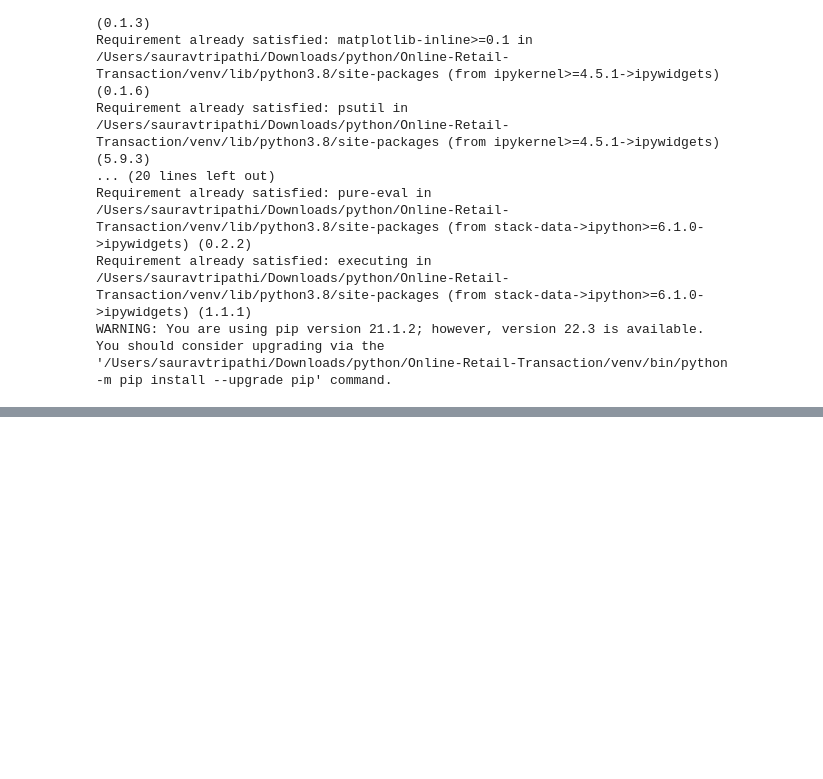
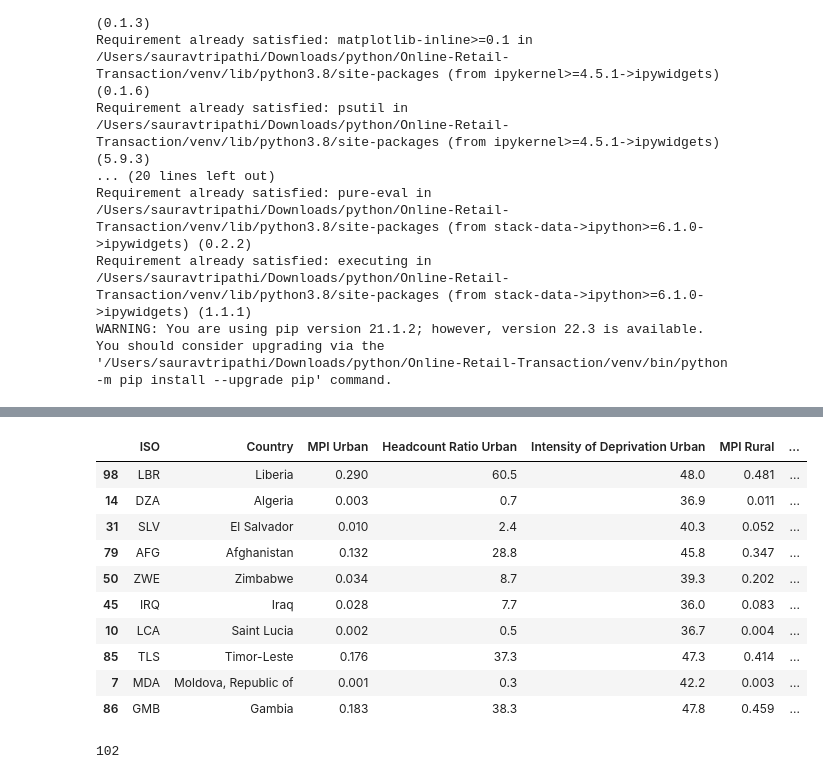
Before and after one commit to isauravmanitripathi/Analysing-Poverty, a Jupyter notebook: poverty.ipynb, the cells around one changed output, grey strips where cells are left out. Drawn from its saved outputs; the diff is of its cells as text; code cells hidden in the pictures; blank space fills up the shorter version.

```diff
--- a/poverty.ipynb
+++ b/poverty.ipynb
@@ -42,0 +60,3 @@ You should consider upgrading via the '/Users/sauravtripathi/Downloads/python/On
+# %%
+country = pd.read_csv('MPI_national.csv', engine = 'python')
+country.shape
@@ -42,0 +83,18 @@ You should consider upgrading via the '/Users/sauravtripathi/Downloads/python/On
+# %%
+country.sample(10)
+# %% [output]
+|  | ISO | Country | MPI Urban | Headcount Ratio Urban | Intensity of Deprivation Urban | MPI Rural | ... |
+| 98 | LBR | Liberia | 0.290 | 60.5 | 48.0 | 0.481 | ... |
+| 14 | DZA | Algeria | 0.003 | 0.7 | 36.9 | 0.011 | ... |
+| 31 | SLV | El Salvador | 0.010 | 2.4 | 40.3 | 0.052 | ... |
+| 79 | AFG | Afghanistan | 0.132 | 28.8 | 45.8 | 0.347 | ... |
+| 50 | ZWE | Zimbabwe | 0.034 | 8.7 | 39.3 | 0.202 | ... |
+| 45 | IRQ | Iraq | 0.028 | 7.7 | 36.0 | 0.083 | ... |
+| 10 | LCA | Saint Lucia | 0.002 | 0.5 | 36.7 | 0.004 | ... |
+| 85 | TLS | Timor-Leste | 0.176 | 37.3 | 47.3 | 0.414 | ... |
+| 7 | MDA | Moldova, Republic of | 0.001 | 0.3 | 42.2 | 0.003 | ... |
+| 86 | GMB | Gambia | 0.183 | 38.3 | 47.8 | 0.459 | ... |
+# %%
+country['Country'].nunique()
+# %% [output]
+102
```
Also changed, not shown: parts of 9 cells of this notebook.
